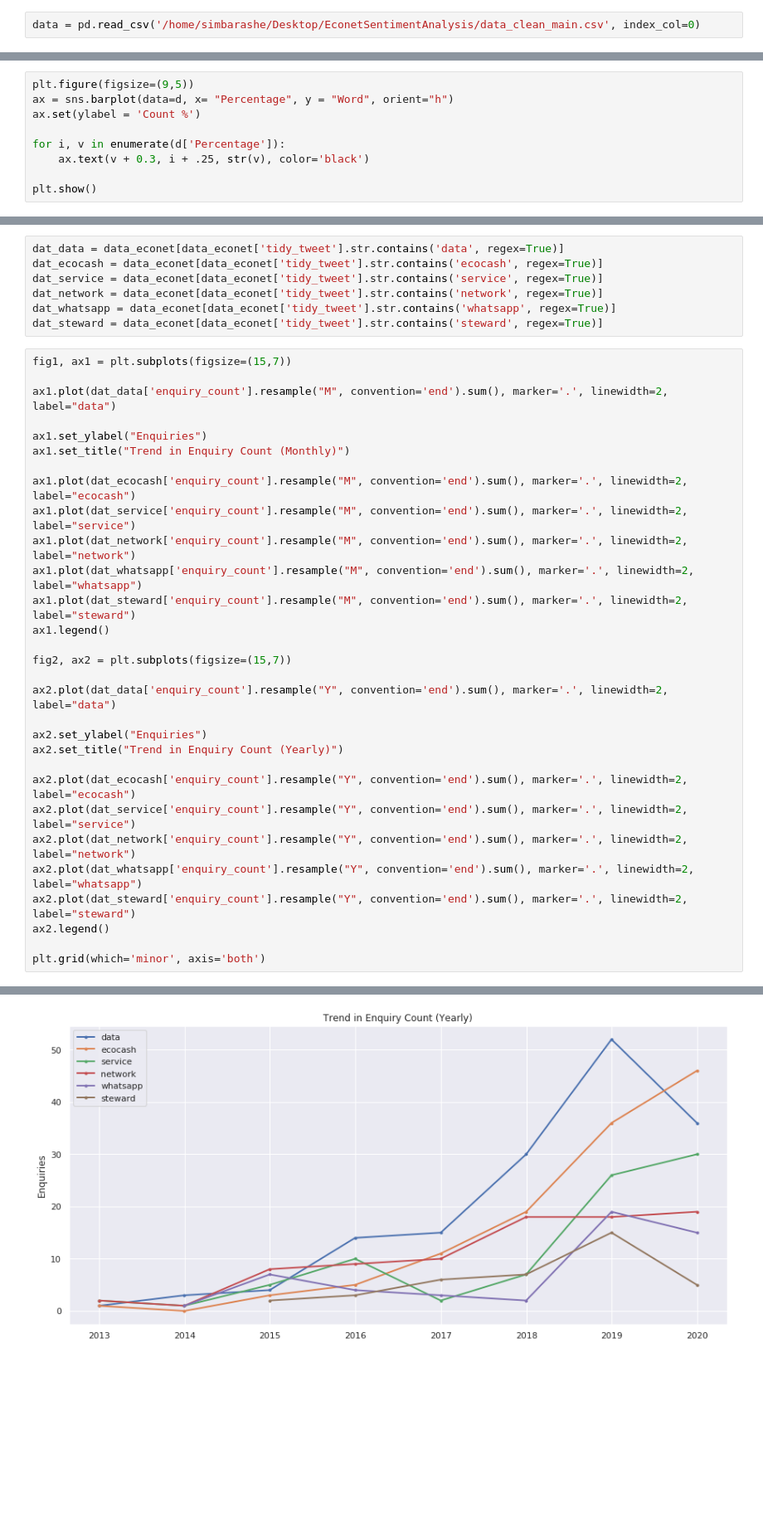
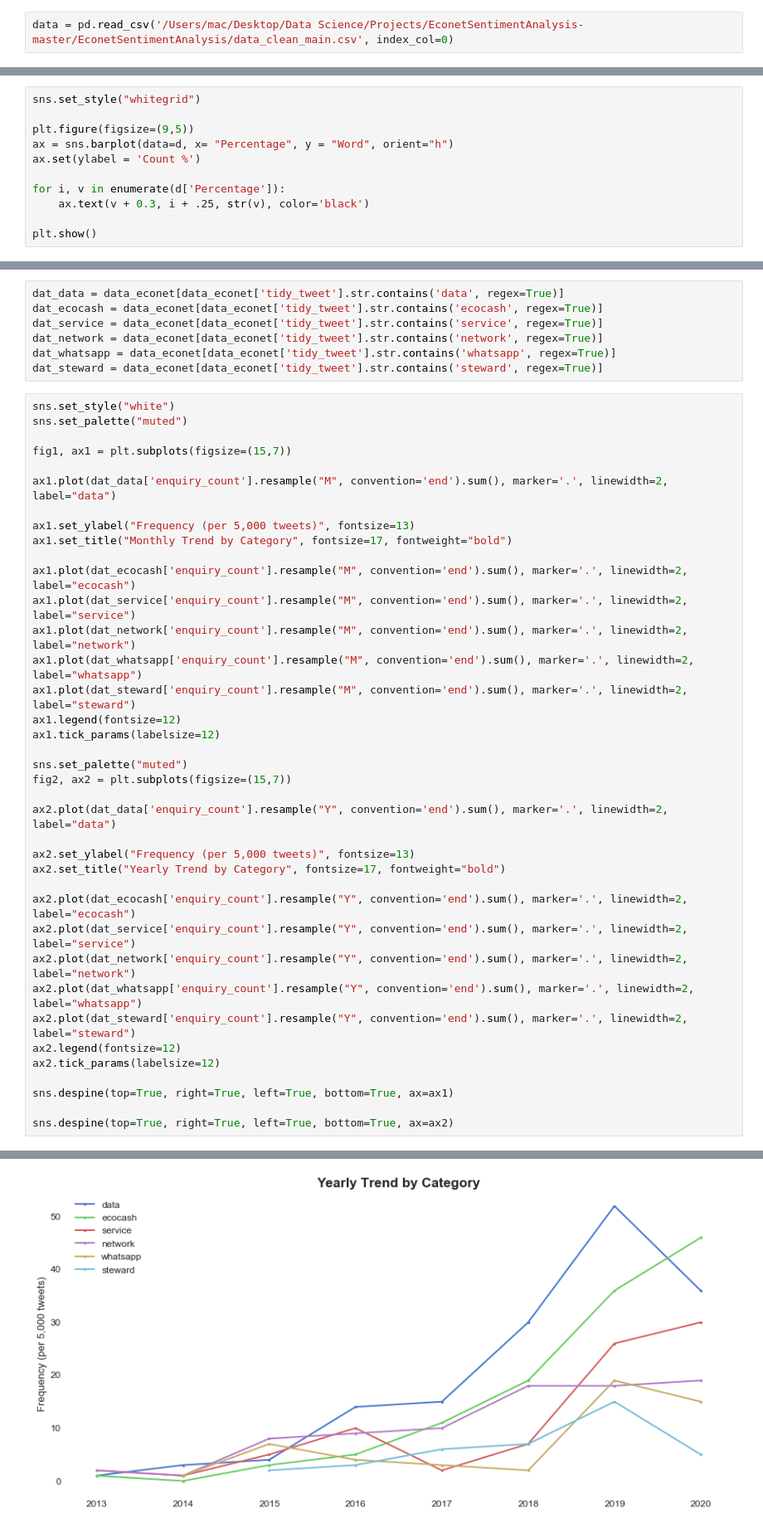
Before and after one commit to SimbaPy/EconetSentimentAnalysis, a Jupyter notebook: EconetSentimentAnalysis/2. Econet Sentiment Analysis.ipynb, the cells around one changed output, grey strips where cells are left out. Shown at 83% size. Drawn from its saved outputs; the diff is of its cells as text; blank space fills up the shorter version.

```diff
--- a/EconetSentimentAnalysis/2. Econet Sentiment Analysis.ipynb
+++ b/EconetSentimentAnalysis/2. Econet Sentiment Analysis.ipynb
@@ -35,7 +35,7 @@ from datetime import datetime
 from pandas.plotting import register_matplotlib_converters
 register_matplotlib_converters()
 # %%
-data = pd.read_csv('/home/simbarashe/Desktop/EconetSentimentAnalysis/data_clean_main.csv', index_col=0)
+data = pd.read_csv('/Users/mac/Desktop/Data Science/Projects/EconetSentimentAnalysis-master/EconetSentimentAnalysis/data_clean_main.csv', index_col=0)
 # %%
 data.tail()
 # %% [output]
@@ -426,6 +437,8 @@ d
 | 4 | whatsapp | 54 | 9 |
 | 5 | steward | 40 | 7 |
 # %%
+sns.set_style("whitegrid")
+
 plt.figure(figsize=(9,5))
 ax = sns.barplot(data=d, x= "Percentage", y = "Word", orient="h")
 ax.set(ylabel = 'Count %')
@@ -448,33 +461,41 @@ dat_network = data_econet[data_econet['tidy_tweet'].str.contains('network', rege
 dat_whatsapp = data_econet[data_econet['tidy_tweet'].str.contains('whatsapp', regex=True)]
 dat_steward = data_econet[data_econet['tidy_tweet'].str.contains('steward', regex=True)]
 # %%
+sns.set_style("white")
+sns.set_palette("muted")
+
 fig1, ax1 = plt.subplots(figsize=(15,7))
 
 ax1.plot(dat_data['enquiry_count'].resample("M", convention='end').sum(), marker='.', linewidth=2, label="data")
 
-ax1.set_ylabel("Enquiries")
-ax1.set_title("Trend in Enquiry Count (Monthly)")
+ax1.set_ylabel("Frequency (per 5,000 tweets)", fontsize=13)
+ax1.set_title("Monthly Trend by Category", fontsize=17, fontweight="bold")
 
 ax1.plot(dat_ecocash['enquiry_count'].resample("M", convention='end').sum(), marker='.', linewidth=2, label="ecocash")
 ax1.plot(dat_service['enquiry_count'].resample("M", convention='end').sum(), marker='.', linewidth=2, label="service")
 ax1.plot(dat_network['enquiry_count'].resample("M", convention='end').sum(), marker='.', linewidth=2, label="network")
 ax1.plot(dat_whatsapp['enquiry_count'].resample("M", convention='end').sum(), marker='.', linewidth=2, label="whatsapp")
 ax1.plot(dat_steward['enquiry_count'].resample("M", convention='end').sum(), marker='.', linewidth=2, label="steward")
-ax1.legend()
+ax1.legend(fontsize=12)
+ax1.tick_params(labelsize=12)
 
+sns.set_palette("muted")
 fig2, ax2 = plt.subplots(figsize=(15,7))
 
 ax2.plot(dat_data['enquiry_count'].resample("Y", convention='end').sum(), marker='.', linewidth=2, label="data")
 
-ax2.set_ylabel("Enquiries")
-ax2.set_title("Trend in Enquiry Count (Yearly)")
+ax2.set_ylabel("Frequency (per 5,000 tweets)", fontsize=13)
+ax2.set_title("Yearly Trend by Category", fontsize=17, fontweight="bold")
 
 ax2.plot(dat_ecocash['enquiry_count'].resample("Y", convention='end').sum(), marker='.', linewidth=2, label="ecocash")
 ax2.plot(dat_service['enquiry_count'].resample("Y", convention='end').sum(), marker='.', linewidth=2, label="service")
 ax2.plot(dat_network['enquiry_count'].resample("Y", convention='end').sum(), marker='.', linewidth=2, label="network")
 ax2.plot(dat_whatsapp['enquiry_count'].resample("Y", convention='end').sum(), marker='.', linewidth=2, label="whatsapp")
 ax2.plot(dat_steward['enquiry_count'].resample("Y", convention='end').sum(), marker='.', linewidth=2, label="steward")
-ax2.legend()
+ax2.legend(fontsize=12)
+ax2.tick_params(labelsize=12)
 
-plt.grid(which='minor', axis='both')
+sns.despine(top=True, right=True, left=True, bottom=True, ax=ax1)
+
+sns.despine(top=True, right=True, left=True, bottom=True, ax=ax2)
 # %% [output]
@@ -482,4 +503,4 @@ plt.grid(which='minor', axis='both')
-[figure, old version]
+[figure, new version]
 # %% [markdown]
 The time series above gives us some very interesting insights.
  - For instance, we can see that Econet started to get considerable enquiries from mid 2014 onwards.
```
Also changed, not shown: parts of 106 cells of this notebook, 3 other files.
